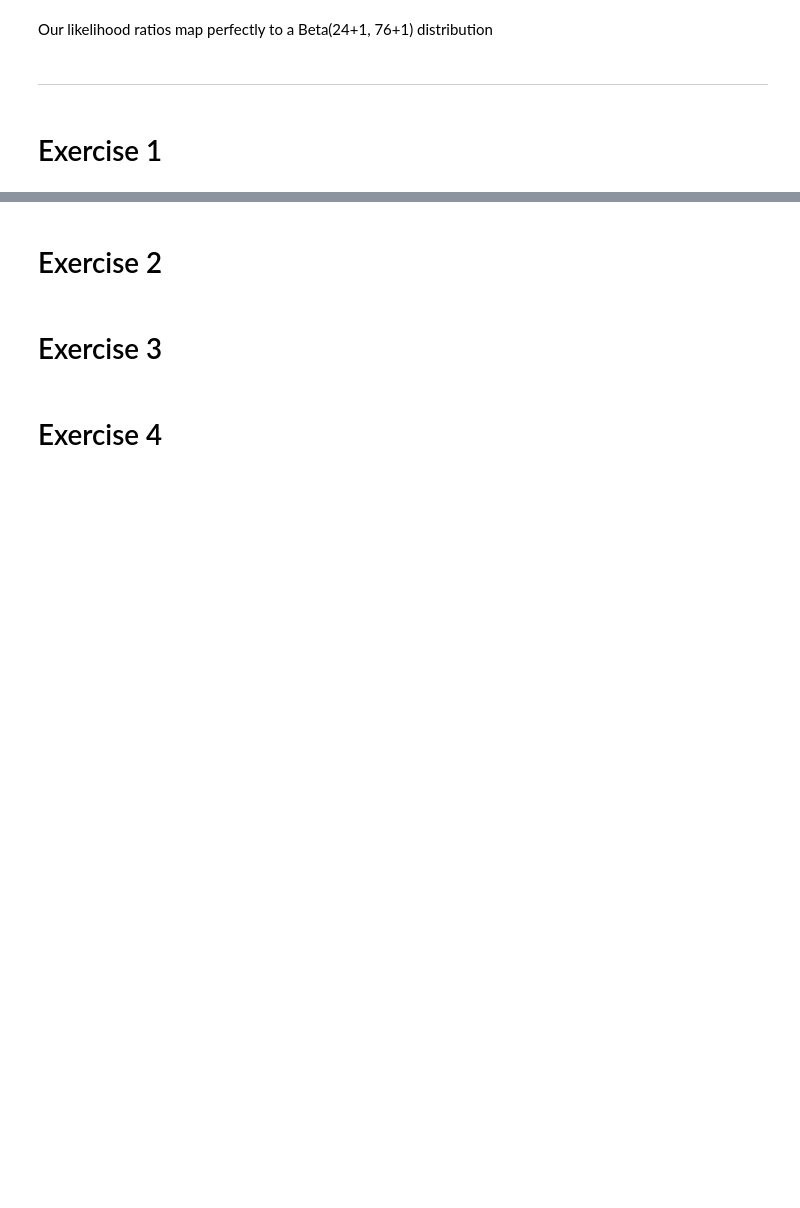
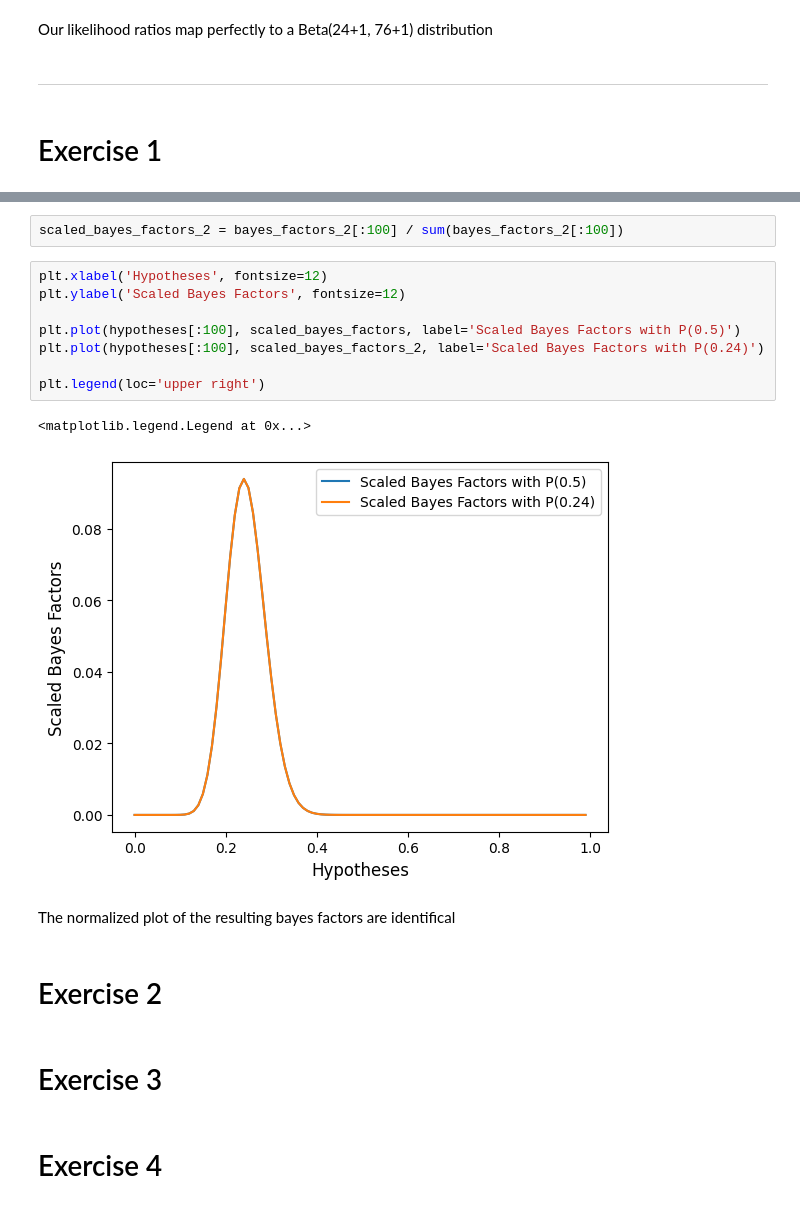
Before and after one commit to seyedrezamirkhani/bayesian_statistics_the_fun_way, a Jupyter notebook: chapter_019.ipynb, the cells around one changed output, grey strips where cells are left out. Saved outputs shown, nothing was run; the diff lists cells and outputs as text; blank space fills up the shorter version.

```diff
--- a/chapter_019.ipynb
+++ b/chapter_019.ipynb
@@ -208,3 +237,18 @@ Our likelihood ratios map perfectly to a Beta(24+1, 76+1) distribution
+# %%
+scaled_bayes_factors_2 = bayes_factors_2[:100] / sum(bayes_factors_2[:100])
+# %%
+plt.xlabel('Hypotheses', fontsize=12)
+plt.ylabel('Scaled Bayes Factors', fontsize=12)
+
+plt.plot(hypotheses[:100], scaled_bayes_factors, label='Scaled Bayes Factors with P(0.5)')
+plt.plot(hypotheses[:100], scaled_bayes_factors_2, label='Scaled Bayes Factors with P(0.24)')
+
+plt.legend(loc='upper right')
+# %% [output]
+<matplotlib.legend.Legend at 0x...>
+[figure, added]
+# %% [markdown]
+The normalized plot of the resulting bayes factors are identifical
 # %% [markdown]
 # Exercise 2
 # %% [markdown]
```
Also changed, not shown: parts of 6 cells of this notebook.
